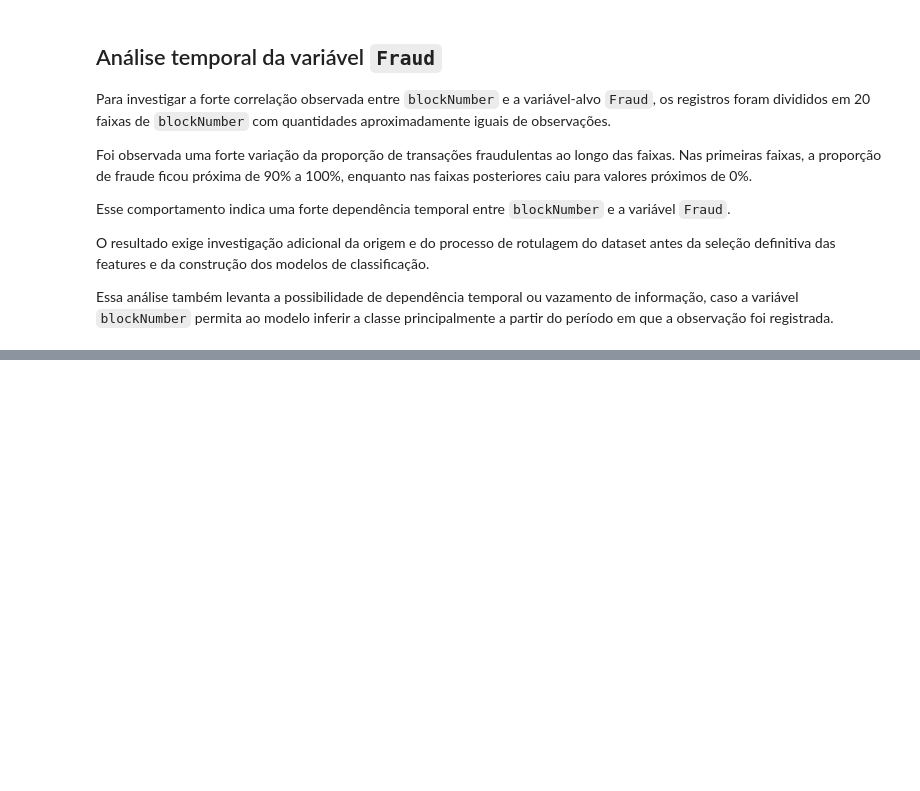
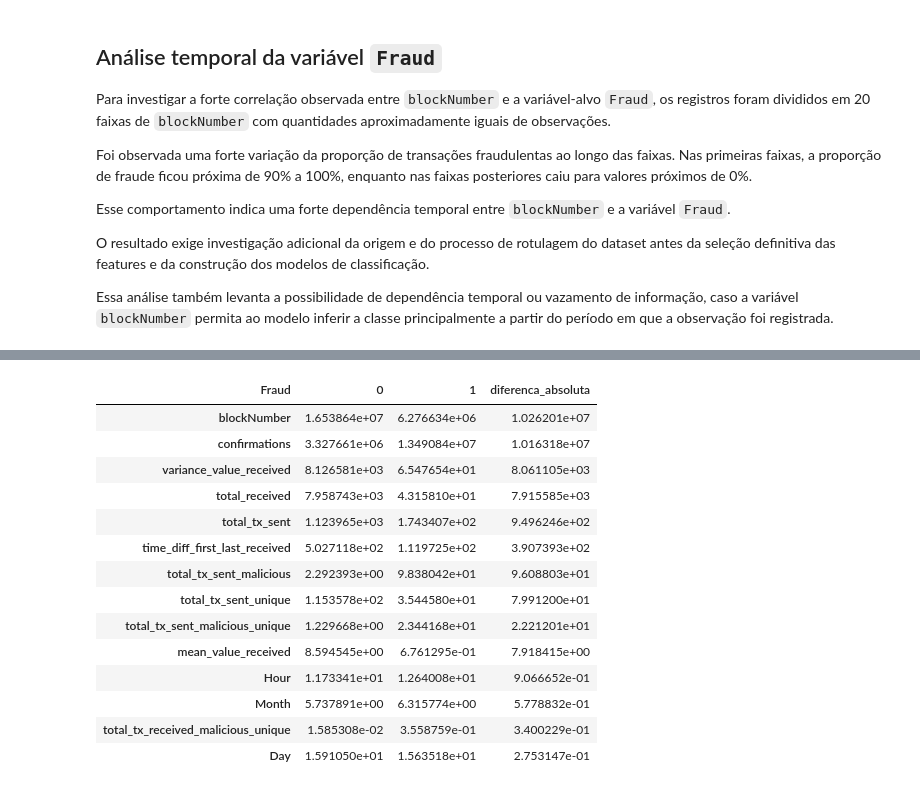
Before and after one commit to GabrielThiel/ethereum-fraud-analysis, a Jupyter notebook: notebooks/01-exploracao-datasets.ipynb, the cells around one changed output, grey strips where cells are left out. Cells and saved outputs as stored; diff of their text form; code cells hidden in the pictures; blank space fills up the shorter version.

```diff
--- a/notebooks/01-exploracao-datasets.ipynb
+++ b/notebooks/01-exploracao-datasets.ipynb
@@ -697,0 +822,32 @@ foi registrada.
+# %%
+comparacao_fraud = (
+    df_etfd_sem_duplicatas
+    .groupby("Fraud")
+    .mean(numeric_only=True)
+    .T
+)
+
+comparacao_fraud["diferenca_absoluta"] = (
+    comparacao_fraud[1] - comparacao_fraud[0]
+).abs()
+
+comparacao_fraud.sort_values(
+    "diferenca_absoluta",
+    ascending=False
+)
+# %% [output]
+| Fraud | 0 | 1 | diferenca_absoluta |
+| blockNumber | 1.653864e+07 | 6.276634e+06 | 1.026201e+07 |
+| confirmations | 3.327661e+06 | 1.349084e+07 | 1.016318e+07 |
+| variance_value_received | 8.126581e+03 | 6.547654e+01 | 8.061105e+03 |
+| total_received | 7.958743e+03 | 4.315810e+01 | 7.915585e+03 |
+| total_tx_sent | 1.123965e+03 | 1.743407e+02 | 9.496246e+02 |
+| time_diff_first_last_received | 5.027118e+02 | 1.119725e+02 | 3.907393e+02 |
+| total_tx_sent_malicious | 2.292393e+00 | 9.838042e+01 | 9.608803e+01 |
+| total_tx_sent_unique | 1.153578e+02 | 3.544580e+01 | 7.991200e+01 |
+| total_tx_sent_malicious_unique | 1.229668e+00 | 2.344168e+01 | 2.221201e+01 |
+| mean_value_received | 8.594545e+00 | 6.761295e-01 | 7.918415e+00 |
+| Hour | 1.173341e+01 | 1.264008e+01 | 9.066652e-01 |
+| Month | 5.737891e+00 | 6.315774e+00 | 5.778832e-01 |
+| total_tx_received_malicious_unique | 1.585308e-02 | 3.558759e-01 | 3.400229e-01 |
+| Day | 1.591050e+01 | 1.563518e+01 | 2.753147e-01 |
```
Also changed, not shown: parts of 20 cells of this notebook.
